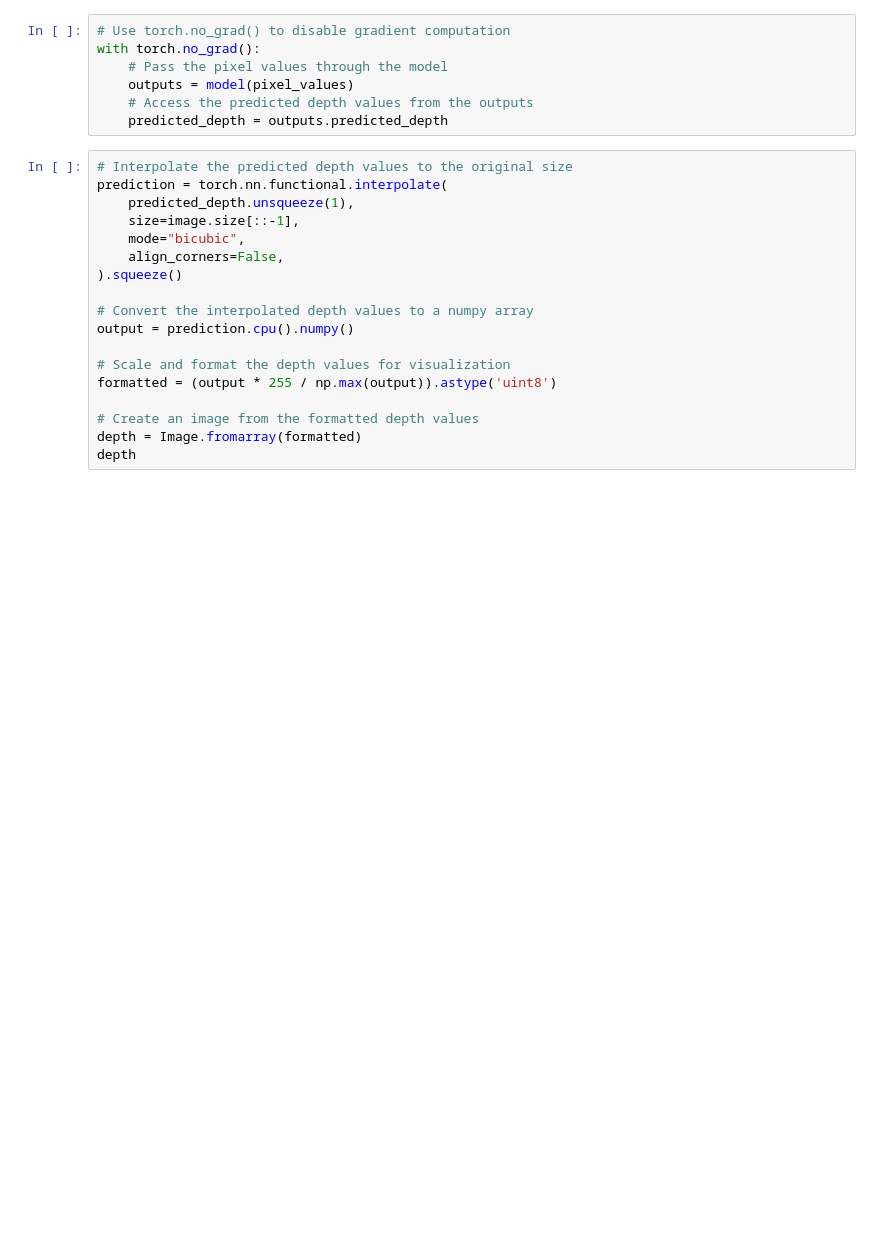
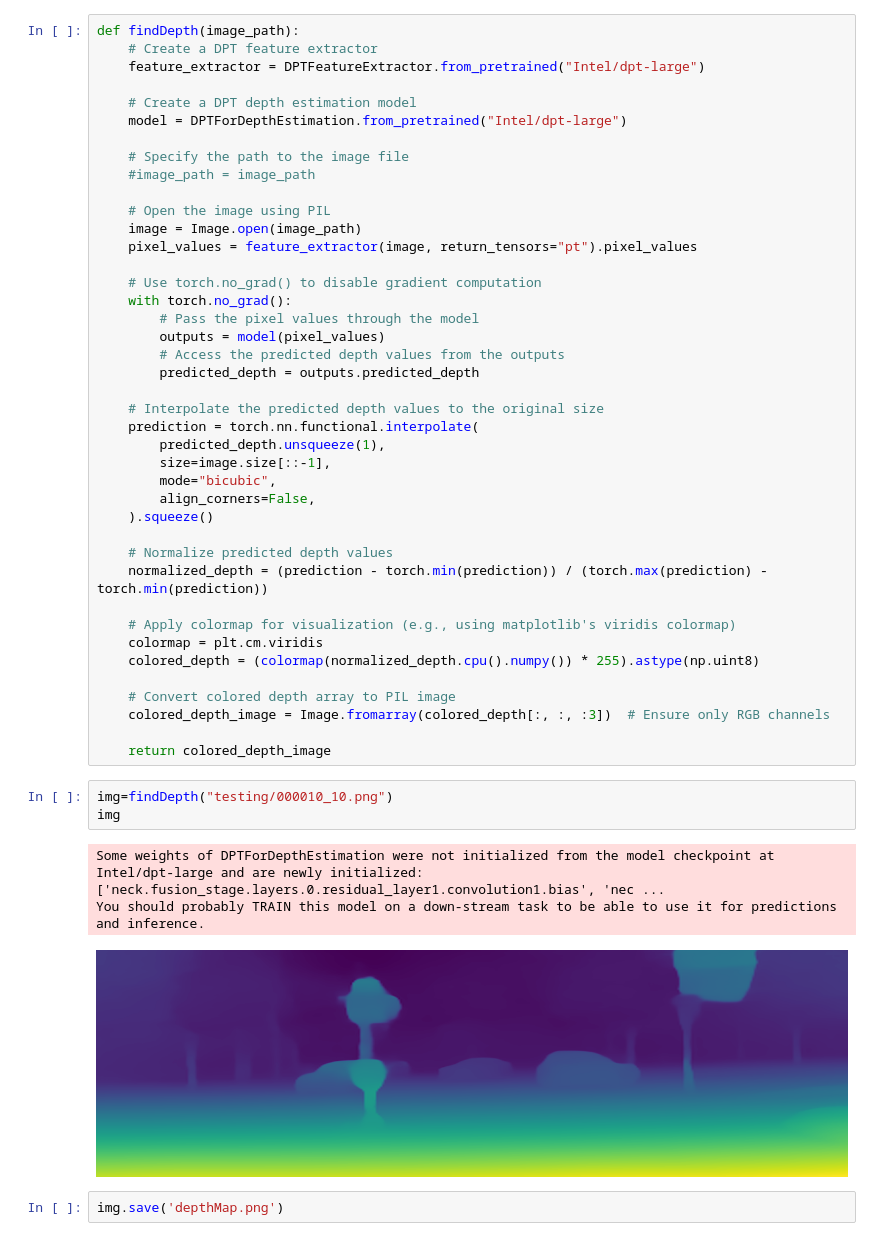
Before and after one commit to shebo-arc/obstacle-avoidance-rl, a Jupyter notebook: dpt_map.ipynb, the cells around one changed output. Cells and saved outputs as stored; diff of their text form; blank space fills up the shorter version.

```diff
--- a/dpt_map.ipynb
+++ b/dpt_map.ipynb
@@ -26,25 +31,50 @@ pixel_values = feature_extractor(image, return_tensors="pt").pixel_values
-# %%
-# Use torch.no_grad() to disable gradient computation
-with torch.no_grad():
-    # Pass the pixel values through the model
-    outputs = model(pixel_values)
-    # Access the predicted depth values from the outputs
-    predicted_depth = outputs.predicted_depth
-# %%
-# Interpolate the predicted depth values to the original size
-prediction = torch.nn.functional.interpolate(
-    predicted_depth.unsqueeze(1),
-    size=image.size[::-1],
-    mode="bicubic",
-    align_corners=False,
-).squeeze()
-
-# Convert the interpolated depth values to a numpy array
-output = prediction.cpu().numpy()
-
-# Scale and format the depth values for visualization
-formatted = (output * 255 / np.max(output)).astype('uint8')
-
-# Create an image from the formatted depth values
-depth = Image.fromarray(formatted)
-depth
+# %%
+def findDepth(image_path):
+    # Create a DPT feature extractor
+    feature_extractor = DPTFeatureExtractor.from_pretrained("Intel/dpt-large")
+
+    # Create a DPT depth estimation model
+    model = DPTForDepthEstimation.from_pretrained("Intel/dpt-large")
+
+    # Specify the path to the image file
+    #image_path = image_path
+
+    # Open the image using PIL
+    image = Image.open(image_path)
+    pixel_values = feature_extractor(image, return_tensors="pt").pixel_values
+
+    # Use torch.no_grad() to disable gradient computation
+    with torch.no_grad():
+        # Pass the pixel values through the model
+        outputs = model(pixel_values)
+        # Access the predicted depth values from the outputs
+        predicted_depth = outputs.predicted_depth
+
+    # Interpolate the predicted depth values to the original size
+    prediction = torch.nn.functional.interpolate(
+        predicted_depth.unsqueeze(1),
+        size=image.size[::-1],
+        mode="bicubic",
+        align_corners=False,
+    ).squeeze()
+
+    # Normalize predicted depth values
+    normalized_depth = (prediction - torch.min(prediction)) / (torch.max(prediction) - torch.min(prediction))
+
+    # Apply colormap for visualization (e.g., using matplotlib's viridis colormap)
+    colormap = plt.cm.viridis
+    colored_depth = (colormap(normalized_depth.cpu().numpy()) * 255).astype(np.uint8)
+
+    # Convert colored depth array to PIL image
+    colored_depth_image = Image.fromarray(colored_depth[:, :, :3])  # Ensure only RGB channels
+
+    return colored_depth_image
+# %%
+img=findDepth("testing/000010_10.png")
+img
+# %% [output]
+Some weights of DPTForDepthEstimation were not initialized from the model checkpoint at Intel/dpt-large and are newly initialized: ['neck.fusion_stage.layers.0.residual_layer1.convolution1.bias', 'nec ...
+You should probably TRAIN this model on a down-stream task to be able to use it for predictions and inference.
+[figure, added]
+# %%
+img.save('depthMap.png')
```
Also changed, not shown: parts of 6 cells of this notebook, 5 other files.
